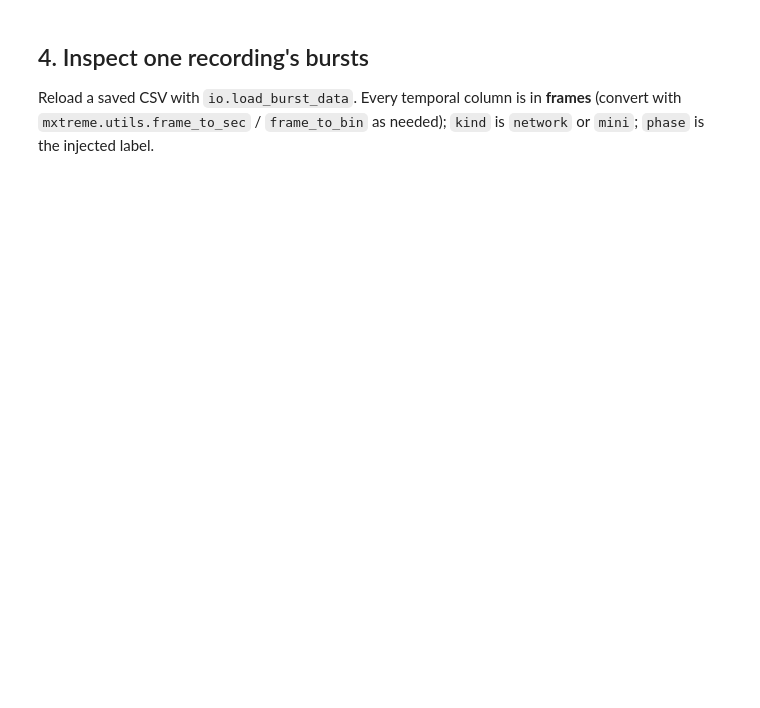
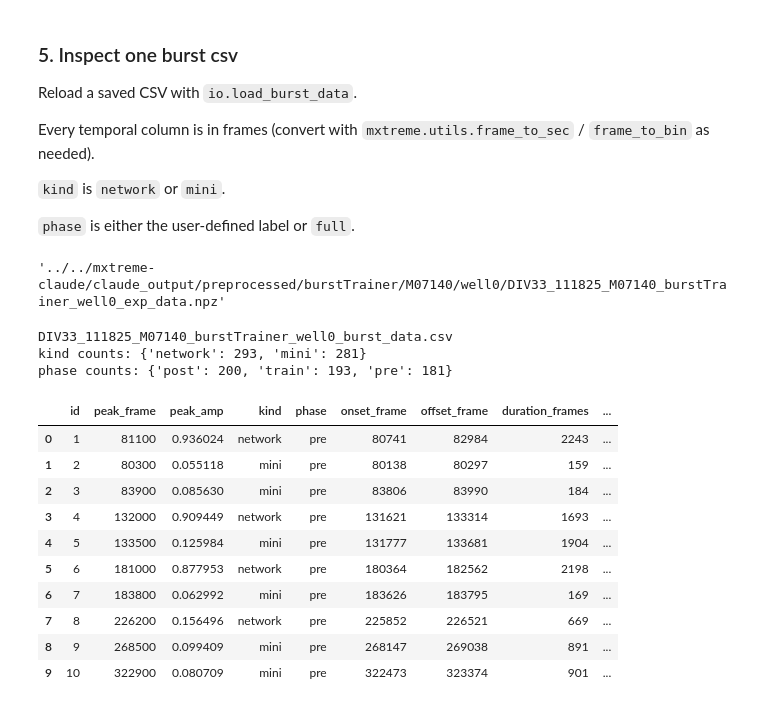
Before and after one commit to Project-HAL/MXtreme, a Jupyter notebook: examples/burst_detection.ipynb, the cells around one changed output. Drawn from its saved outputs; the diff is of its cells as text; code cells hidden in the pictures; blank space fills up the shorter version.

```diff
--- a/examples/burst_detection.ipynb
+++ b/examples/burst_detection.ipynb
@@ -103,15 +152,41 @@ pd.DataFrame(summary)
 # %% [markdown]
-## 4. Inspect one recording's bursts
+### 5. Inspect one burst csv
 
-Reload a saved CSV with `io.load_burst_data`. Every temporal column is in **frames** (convert with
-`mxtreme.utils.frame_to_sec` / `frame_to_bin` as needed); `kind` is `network` or `mini`; `phase` is the
-injected label.
+Reload a saved CSV with `io.load_burst_data`.
+
+Every temporal column is in frames (convert with `mxtreme.utils.frame_to_sec` / `frame_to_bin` as needed).
+
+`kind` is `network` or `mini`.
+
+`phase` is either the user-defined label or `full`.
+# %%
+# For testing let's use a single npz
+
+npz_path = npz_paths[1]
+str(npz_path)
+# %% [output]
+'../../mxtreme-claude/claude_output/preprocessed/burstTrainer/M07140/well0/DIV33_111825_M07140_burstTrainer_well0_exp_data.npz'
 # %%
-one_csv = io._burst_csv_path(config.burst_data_dir, Recording(0, io.load_preprocessed(npz_paths[0])))
+one_csv = io._burst_csv_path(config.burst_data_dir, Recording(0, io.load_preprocessed(npz_path)))
 bd = io.load_burst_data(one_csv).to_dataframe()
 print(one_csv.name)
 print("kind counts:", bd["kind"].value_counts().to_dict())
 print("phase counts:", bd["phase"].value_counts(dropna=False).to_dict())
 bd[["id", "peak_frame", "peak_amp", "kind", "phase", "onset_frame", "offset_frame",
     "duration_frames", "size_frac_elec", "origin_x", "origin_y", "peak_x", "peak_y"]].head(10)
+# %% [output]
+DIV33_111825_M07140_burstTrainer_well0_burst_data.csv
+kind counts: {'network': 293, 'mini': 281}
+phase counts: {'post': 200, 'train': 193, 'pre': 181}
+|  | id | peak_frame | peak_amp | kind | phase | onset_frame | offset_frame | duration_frames | ... |
+| 0 | 1 | 81100 | 0.936024 | network | pre | 80741 | 82984 | 2243 | ... |
+| 1 | 2 | 80300 | 0.055118 | mini | pre | 80138 | 80297 | 159 | ... |
+| 2 | 3 | 83900 | 0.085630 | mini | pre | 83806 | 83990 | 184 | ... |
+| 3 | 4 | 132000 | 0.909449 | network | pre | 131621 | 133314 | 1693 | ... |
+| 4 | 5 | 133500 | 0.125984 | mini | pre | 131777 | 133681 | 1904 | ... |
+| 5 | 6 | 181000 | 0.877953 | network | pre | 180364 | 182562 | 2198 | ... |
+| 6 | 7 | 183800 | 0.062992 | mini | pre | 183626 | 183795 | 169 | ... |
+| 7 | 8 | 226200 | 0.156496 | network | pre | 225852 | 226521 | 669 | ... |
+| 8 | 9 | 268500 | 0.099409 | mini | pre | 268147 | 269038 | 891 | ... |
+| 9 | 10 | 322900 | 0.080709 | mini | pre | 322473 | 323374 | 901 | ... |
 # %% [markdown]
```
Also changed, not shown: parts of 17 cells of this notebook, 6 other files.
